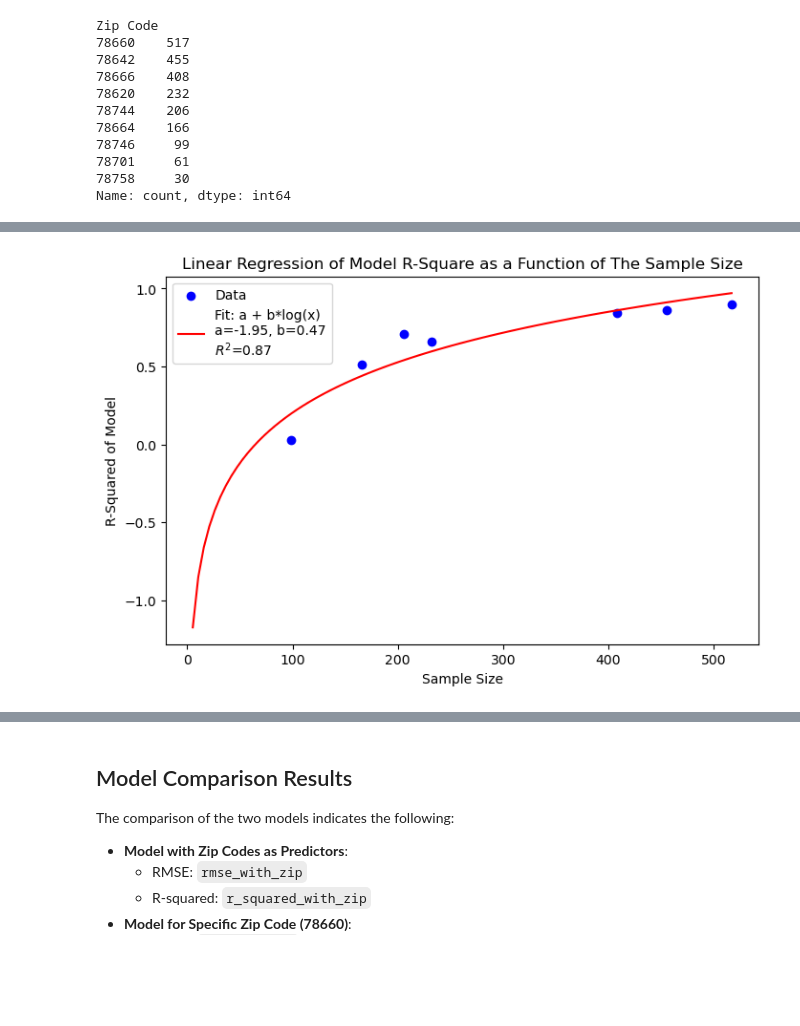
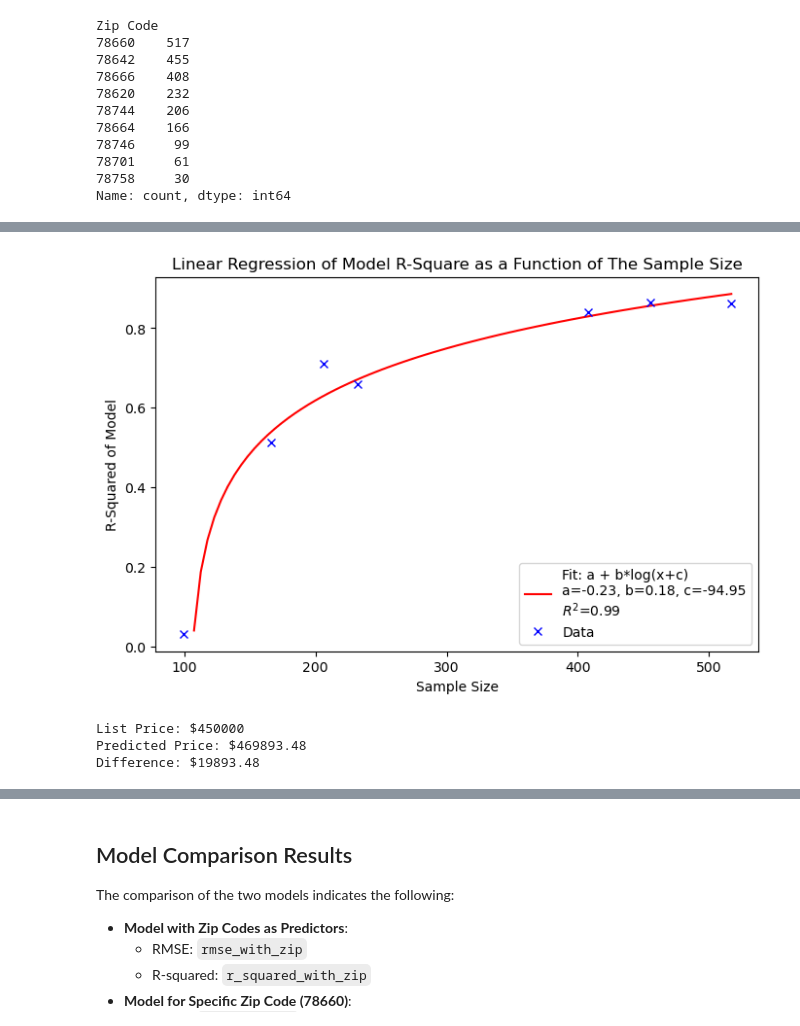
Before and after one commit to SamuelSwafford/house-price-prediction-model, a Jupyter notebook: analysis.ipynb, the cells around one changed output, grey strips where cells are left out. Saved outputs shown, nothing was run; the diff lists cells and outputs as text; code cells hidden in the pictures; blank space fills up the shorter version.

```diff
--- a/analysis.ipynb
+++ b/analysis.ipynb
@@ -111,36 +114,80 @@ rs = [] # initialize list of R-squared values
 for zip in zrsdic.keys():
     cs.append(df[df['Zip Code'] == zip].shape[0])
     rs.append(zrsdic[zip][0])
 
 
 import numpy as np
 import matplotlib.pyplot as plt
 from scipy.optimize import curve_fit
 from sklearn.metrics import r2_score
 
 # Logarithmic function to fit
-def log_func(x, a, b):
-    return a + b * np.log(x)
+def log_func(x, a, b, c):
+    return a + b * np.log(x+c)
 
 # Fit the model
 popt, pcov = curve_fit(log_func, cs, rs)
 
 # Predicted values from the fit
 rs_pred = log_func(cs, *popt)
 
 # R-squared value
 r_squared = r2_score(rs, rs_pred)
 
 # Plotting
 plt.figure(figsize=(8, 5))
-plt.scatter(cs, rs, color='blue', label='Data')
-x, y = np.linspace(0 , max(cs), 100), log_func(np.linspace(0, max(cs), 100), *popt)
-plt.plot(x, y, color='red', label=f'Fit: a + b*log(x)\na={popt[0]:.2f}, b={popt[1]:.2f}\n$R^2$={r_squared:.2f}')
+x, y = np.linspace(10, max(cs), 100), log_func(np.linspace(0, max(cs), 100), *popt)
+plt.plot(x, y, color='red', label=f'Fit: a + b*log(x+c)\na={popt[0]:.2f}, b={popt[1]:.2f}, c={popt[2]:.2f}\n$R^2$={r_squared:.2f}')
+plt.plot(cs, rs,'x',color='blue', label='Data')
 plt.xlabel('Sample Size')
 plt.ylabel('R-Squared of Model')
 plt.title('Linear Regression of Model R-Square as a Function of The Sample Size')
 plt.legend()
 plt.savefig('linear_model_img/Linear Regression of Model R-Square as a Function of The Sample Size.png', dpi = 300)
 plt.show()
 # %% [output]
-[figure, old version]
+[figure, new version]
+# %%
+url = 'https://www.zillow.com/homedetails/13509-Clerk-St-Pflugerville-TX-78660/331621525_zpid/'
+
+# Data from the Zillow listing
+listing_data = {
+    '# Beds': [4],
+    '# Full Baths': [2],
+    '# Half Baths': [1],
+    '# Garage Spaces': [2],
+    'Year Built': [2019],
+    'Acres': [0.1399],
+    'SqFt': [2603],
+    'DOM':[2],
+    'CDOM':[2],
+    'Zip Code': [78660]
+}
+
+# Convert listing data to DataFrame
+df_listing = pd.DataFrame(listing_data)
+
+# Convert listing data to DataFrame
+df_listing = pd.DataFrame(listing_data)
+
+# Load your model for the specific zip code
+model, rmse, r_squared = get_model_for_zip(78660)
+
+# Check if the model is valid (i.e., training was successful)
+if model is not None:
+    # Predict the price using the model
+    predicted_price = model.predict(df_listing)
+
+    # Assuming the list price is also available
+    list_price = 450000  # Example list price
+
+    # Output comparison
+    print(f"List Price: ${list_price}")
+    print(f"Predicted Price: ${predicted_price[0]:.2f}")
+    print(f"Difference: ${predicted_price[0] - list_price:.2f}")
+else:
+    print("No model available for this zip code, or insufficient data to train model.")
+# %% [output]
+List Price: $450000
+Predicted Price: $469893.48
+Difference: $19893.48
```
Also changed, not shown: parts of 7 cells of this notebook, 4 other files.
